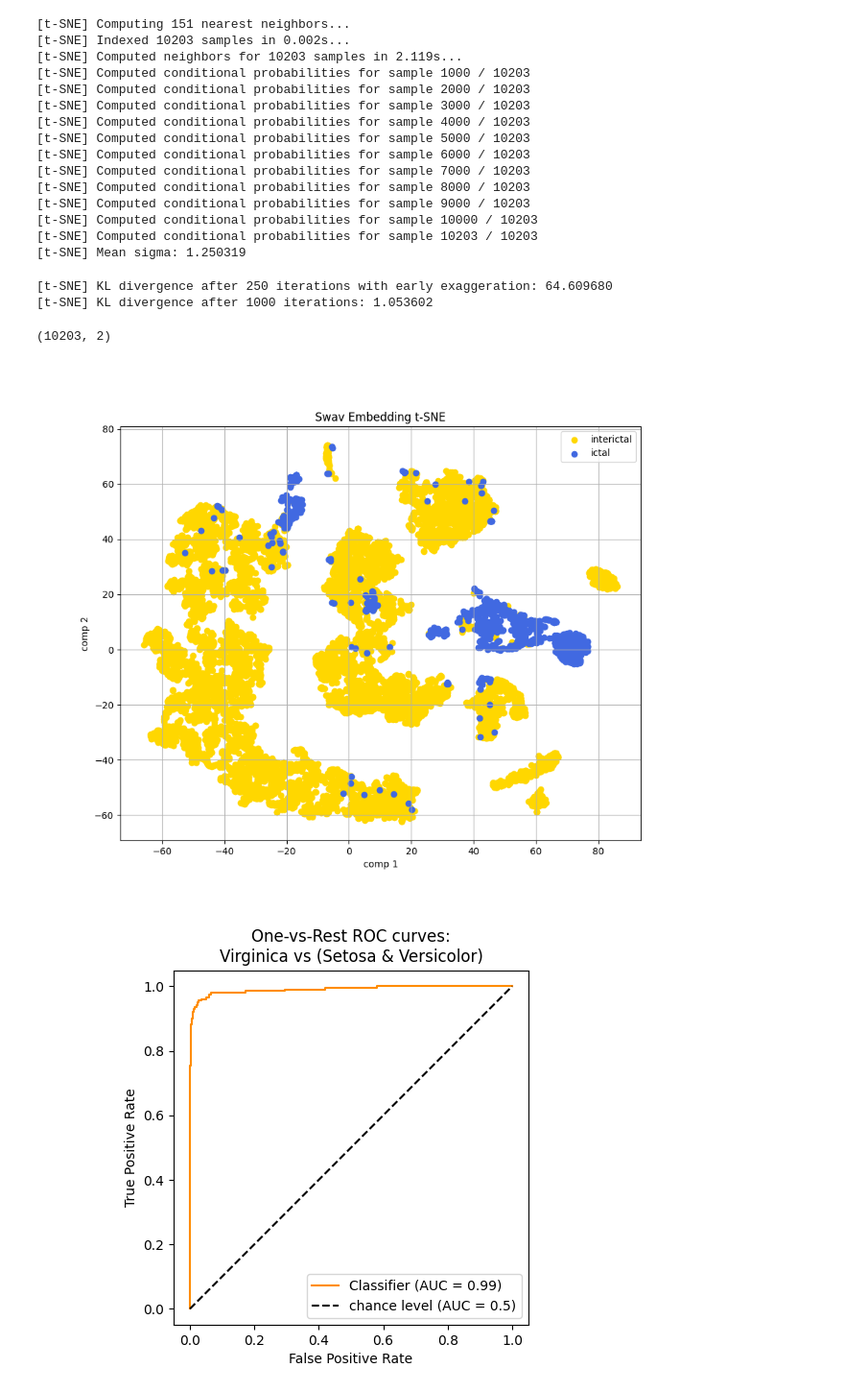
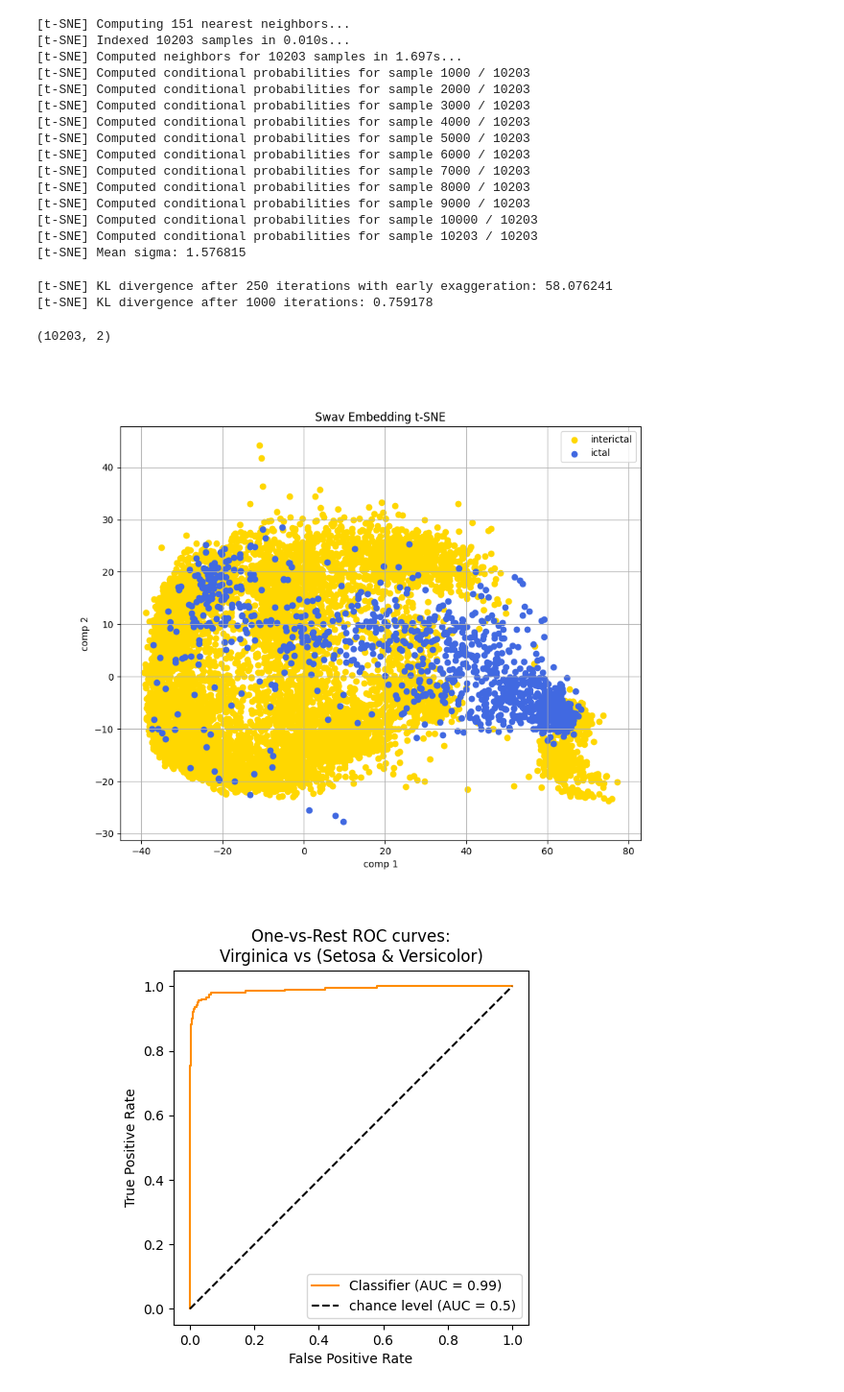
Before and after one commit to penn-cnt/RNS_Annotation-Pipeline, a Jupyter notebook: scripts/RNS_LITT_ANNOTATION_PIPELINE/kaggle_dog_scripts/kaggle_swav_embedding_plot.ipynb, the cells around one changed output. Shown at 96% size. Saved outputs shown, nothing was run; the diff lists cells and outputs as text; code cells hidden in the pictures.

```diff
--- a/scripts/RNS_LITT_ANNOTATION_PIPELINE/kaggle_dog_scripts/kaggle_swav_embedding_plot.ipynb
+++ b/scripts/RNS_LITT_ANNOTATION_PIPELINE/kaggle_dog_scripts/kaggle_swav_embedding_plot.ipynb
@@ -35,5 +36,7 @@ import kaggle_data_utility
 # %%
-data_dir = "data/competition_data/clips"
+data_dir = "../../../user_data/competition_data/clips"
+log_folder_root = '../../../user_data/logs/'
+ckpt_folder_root = '../../../user_data/checkpoints/'
 
 targets = [
     'Dog_1',
@@ -455,18 +127,21 @@ class SupervisedDownstream(pl.LightningModule):
 # %%
-ckpt = torch.load("ckpt/checkpoint99.pth")
-resnet = torchvision.models.resnet34()
-backbone = nn.Sequential(*list(resnet.children())[:-1])
-swav = SwaV(backbone)
-swav.load_state_dict(ckpt['model_state_dict'])
+from models.SwaV import SwaV
+from models.SupervisedDownstream import SupervisedDownstream
+from lightly.data import SwaVCollateFunction
+
+swav = SwaV().load_from_checkpoint(ckpt_folder_root + 'kaggle_dog_swav_34/kaggle_dog_swav-epoch=05-swav_loss=4.49410.ckpt')
+
 model = SupervisedDownstream(swav.backbone)
 
 device = "cuda" if torch.cuda.is_available() else "cpu"
 model.to(device)
 
-checkpoint_callback = pl_callbacks.ModelCheckpoint(monitor='val_loss',filename='swav_pretrained-{epoch:02d}-{val_loss:.5f}',dirpath='active_checkpoints')
-csv_logger = pl_loggers.CSVLogger("logs", name="logger")
+# checkpoint_callback = pl_callbacks.ModelCheckpoint(monitor='val_loss',filename='kaggle__linear_eval-{epoch:02d}-{val_loss:.5f}', save_last=True, save_top_k=-1, dirpath=ckpt_folder_root + 'kaggle_dog_swav_50_linear_eval')
+# csv_logger = pl_loggers.CSVLogger(log_folder_root, name="kaggle_dog_swav_50_linear_eval")
 
-trainer = pl.Trainer( logger=csv_logger, max_epochs=80, callbacks=[checkpoint_callback],accelerator='gpu', devices=1)
+trainer = pl.Trainer(max_epochs=80,accelerator='gpu', devices=1)
+
+predictions = trainer.predict(model,labeled_dataloader)
 # %% [output]
 GPU available: True (cuda), used: True
 TPU available: False, using: 0 TPU cores
@@ -481,11 +151,0 @@ def collate_fn(batch):
-# %%
-labeled_dataset = KaggleDataset(ictal_data_X, interictal_data_X, test_data_X, labeled=True, transform=False)
-dataloader = torch.utils.data.DataLoader(
-    labeled_dataset,
-    batch_size=128,
-    collate_fn=collate_fn,
-    shuffle=True,
-    drop_last=True,
-)
-
-predictions = trainer.predict(model,dataloader,ckpt_path='checkpoints/swav_pretrained-epoch=26-val_loss=0.00029_alpha_0.9_gamma_8_sftm.ckpt')
@@ -520,12 +175,12 @@ pca = PCA(n_components=pca_comp_n, copy=True).fit(emb)
 p = pca.transform(emb)
 
 
-# tsne = TSNE(n_components=2, verbose=1, perplexity = 50, random_state=142,init = 'pca')
-# z = tsne.fit_transform(emb)
+tsne = TSNE(n_components=2, verbose=1, perplexity = 50, random_state=142,init = 'pca')
+z = tsne.fit_transform(emb)
 # %% [output]
 [t-SNE] Computing 151 nearest neighbors...
-[t-SNE] Indexed 10203 samples in 0.002s...
-[t-SNE] Computed neighbors for 10203 samples in 2.119s...
+[t-SNE] Indexed 10203 samples in 0.010s...
+[t-SNE] Computed neighbors for 10203 samples in 1.697s...
 [t-SNE] Computed conditional probabilities for sample 1000 / 10203
 [t-SNE] Computed conditional probabilities for sample 2000 / 10203
 [t-SNE] Computed conditional probabilities for sample 3000 / 10203
@@ -537,27 +192,27 @@ p = pca.transform(emb)
 [t-SNE] Computed conditional probabilities for sample 9000 / 10203
 [t-SNE] Computed conditional probabilities for sample 10000 / 10203
 [t-SNE] Computed conditional probabilities for sample 10203 / 10203
-[t-SNE] Mean sigma: 1.250319
+[t-SNE] Mean sigma: 1.576815
-[t-SNE] KL divergence after 250 iterations with early exaggeration: 64.609680
-[t-SNE] KL divergence after 1000 iterations: 1.053602
+[t-SNE] KL divergence after 250 iterations with early exaggeration: 58.076241
+[t-SNE] KL divergence after 1000 iterations: 0.759178
 # %%
 z.shape
 # %% [output]
 (10203, 2)
 # %%
-spc = z
+spc = p
 
 plt.figure(figsize=(10, 8))
 plt.scatter(spc[interictal_inds,0],spc[interictal_inds,1],c='gold',label= 'interictal')
 plt.scatter(spc[ictal_inds,0],spc[ictal_inds,1],c='royalblue',label= 'ictal')
 plt.title('Swav Embedding t-SNE')
 plt.xlabel('comp 1')
 plt.ylabel("comp 2" )
 plt.legend()
 plt.grid()
 plt.show()
 # %% [output]
-[figure, old version]
+[figure, new version]
 # %%
 from sklearn.metrics import RocCurveDisplay
 RocCurveDisplay.from_predictions(
```
Also changed, not shown: parts of 16 cells of this notebook, 8 other files.
